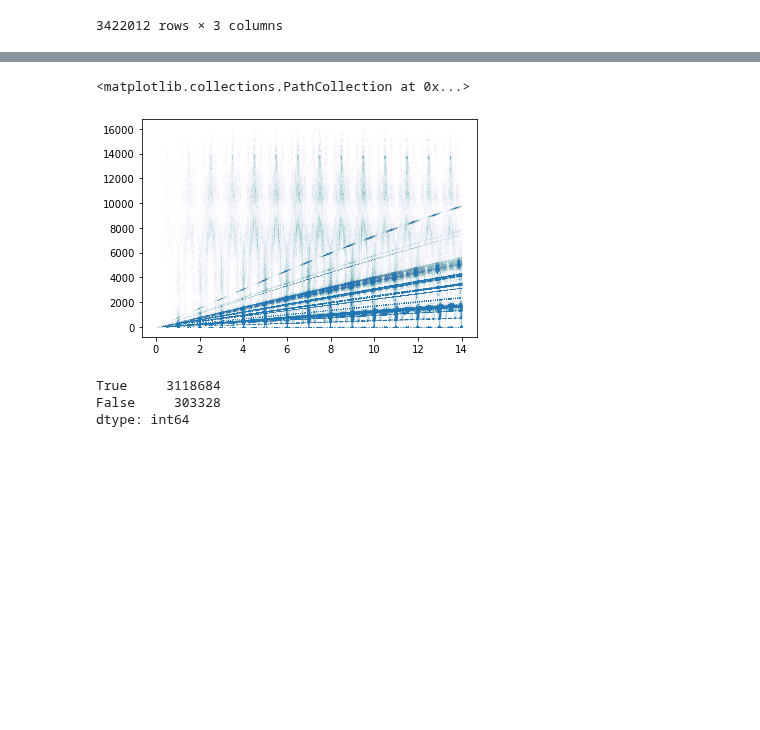
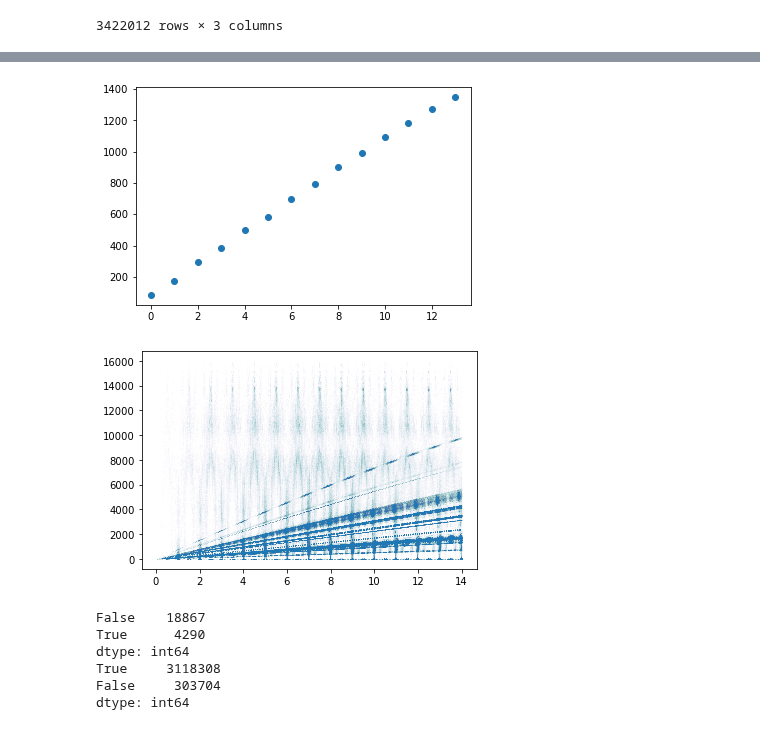
Before and after one commit to cm-tle-pred/tle-prediction, a Jupyter notebook: models/model_t5/explore_errors.ipynb, the cells around one changed output, grey strips where cells are left out. Drawn from its saved outputs; the diff is of its cells as text; code cells hidden in the pictures; blank space fills up the shorter version.

Commit message:
add best half scores comparison

```diff
--- a/models/model_t5/explore_errors.ipynb
+++ b/models/model_t5/explore_errors.ipynb
@@ -79,11 +83,20 @@ plt.scatter(compare_df.EPOCH_DIFF, compare_df.model_t5_predictions_error, s=0.00
 # %%
+top_half_baseline = compare_df.groupby('bin').apply(lambda x:np.mean(x.sgp4_baseline_error.nsmallest(len(x)//2)))
+plt.scatter(top_half_baseline.index, top_half_baseline)
+plt.show()
 plt.scatter(compare_df.EPOCH_DIFF, compare_df.sgp4_baseline_error, s=0.001, alpha = 0.1)
+plt.show()
 # %% [output]
-<matplotlib.collections.PathCollection at 0x...>
-[figure, old version]
+[figure, new version]
+[figure, added]
-# %%
-(base_error > pred_error).value_counts()
-# %% [output]
-True     3118684
-False     303328
-dtype: int64
+# %%
+one_day_or_less = compare_df[(compare_df.EPOCH_DIFF < 1)]
+print((one_day_or_less.sgp4_baseline_error > one_day_or_less.model_t5_predictions_error).value_counts())
+print(((compare_df.EPOCH_DIFF > 0.5) & (compare_df.sgp4_baseline_error > compare_df.model_t5_predictions_error)).value_counts())
+# %% [output]
+False    18867
+True      4290
+dtype: int64
+True     3118308
+False     303704
+dtype: int64
```
Also changed, not shown: parts of 2 cells of this notebook, 2 other files.
